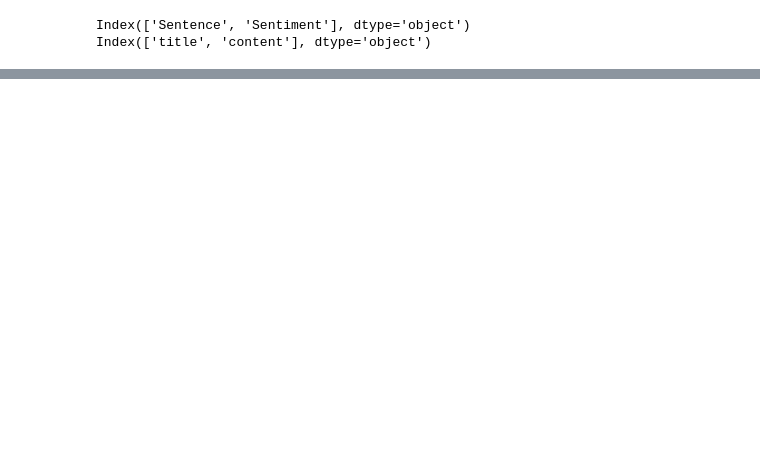
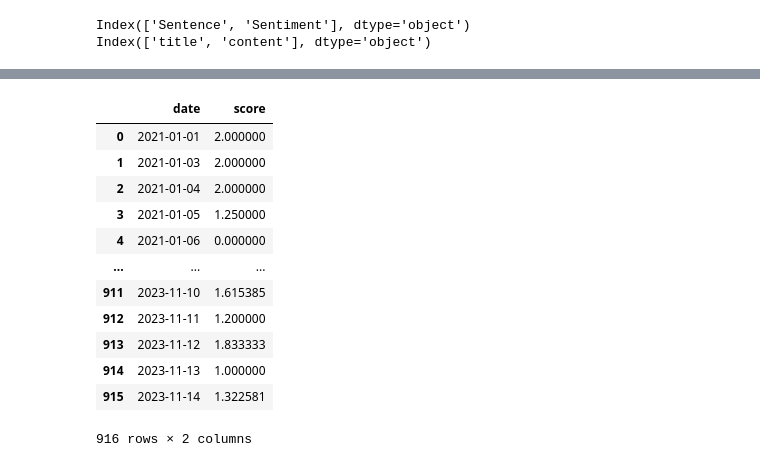
Before and after one commit to srcontreras/PIC16B---Project, a Jupyter notebook: Sentiment_analysis.ipynb, the cells around one changed output, grey strips where cells are left out. Cells and saved outputs as stored; diff of their text form; code cells hidden in the pictures; blank space fills up the shorter version.

```diff
--- a/Sentiment_analysis.ipynb
+++ b/Sentiment_analysis.ipynb
@@ -369,0 +514,2 @@ model_c.evaluate(test_vec)
+# %%
+price_pred = pd.read_csv("scores.csv")
@@ -369,0 +562,16 @@ model_c.evaluate(test_vec)
+# %%
+price_pred
+# %% [output]
+|  | date | score |
+| 0 | 2021-01-01 | 2.000000 |
+| 1 | 2021-01-03 | 2.000000 |
+| 2 | 2021-01-04 | 2.000000 |
+| 3 | 2021-01-05 | 1.250000 |
+| 4 | 2021-01-06 | 0.000000 |
+| ... | ... | ... |
+| 911 | 2023-11-10 | 1.615385 |
+| 912 | 2023-11-11 | 1.200000 |
+| 913 | 2023-11-12 | 1.833333 |
+| 914 | 2023-11-13 | 1.000000 |
+| 915 | 2023-11-14 | 1.322581 |
+916 rows × 2 columns
```
Also changed, not shown: parts of 57 cells of this notebook.
